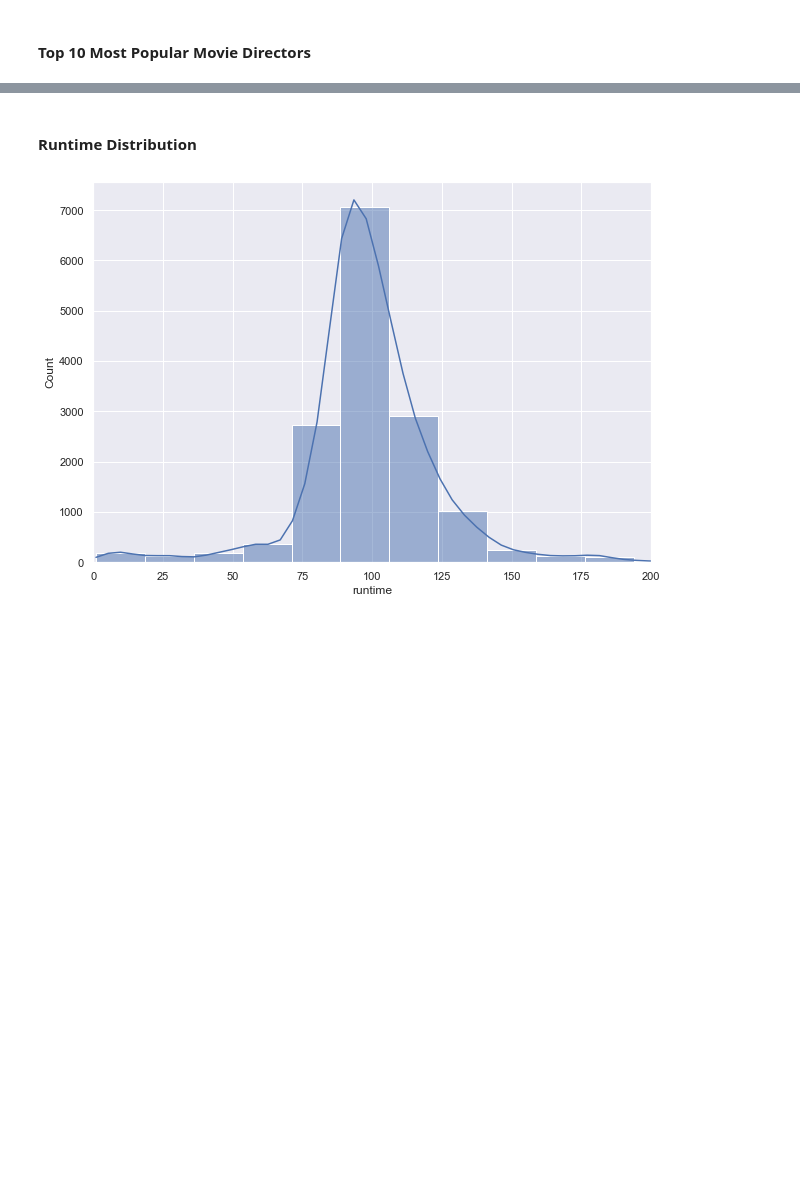
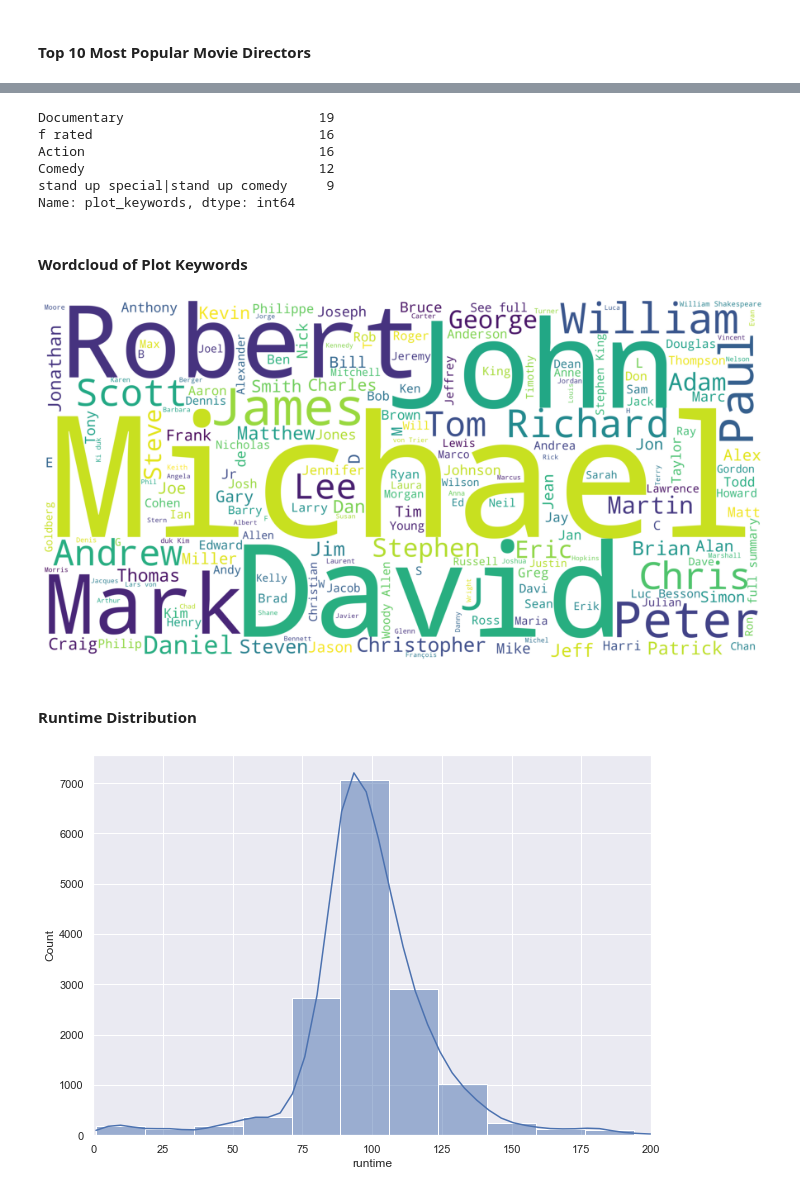
Before and after one commit to mainamwangi49/EXPLORE-TEAM-ZF1-unsupervised-predict, a Jupyter notebook: starter_notebook.ipynb, the cells around one changed output, grey strips where cells are left out. Cells and saved outputs as stored; diff of their text form; code cells hidden in the pictures; blank space fills up the shorter version.

```diff
--- a/starter_notebook.ipynb
+++ b/starter_notebook.ipynb
@@ -490,3 +467,31 @@ plt.show()
+# %%
+# Top 5 plot keywords by volume:
+keywords_df = df_imdb["plot_keywords"].value_counts()
+keywords_df.head()
+# %% [output]
+Documentary                         19
+f rated                             16
+Action                              16
+Comedy                              12
+stand up special|stand up comedy     9
+Name: plot_keywords, dtype: int64
+# %% [markdown]
+#### Wordcloud of Plot Keywords
+# %%
+# Creating a wordcloud of the movie titles to view the most popular actors withtin the word cloud
+
+
+df_imdb_copy['director']=df_imdb_copy['director'].fillna("").astype('str')
+title_corpus = ' '.join(df_imdb_copy['director'])
+title_wordcloud = WordCloud(stopwords=STOPWORDS, background_color='white', height=2000, width=4000).generate(title_corpus)
+
+# Plot the wordcloud
+plt.figure(figsize=(16,8))
+plt.imshow(title_wordcloud)
+plt.axis('off')
+plt.show()
+# %% [output]
+[figure, added]
 # %% [markdown]
 #### Runtime Distribution
 # %%
```
Also changed, not shown: parts of 23 cells of this notebook.
